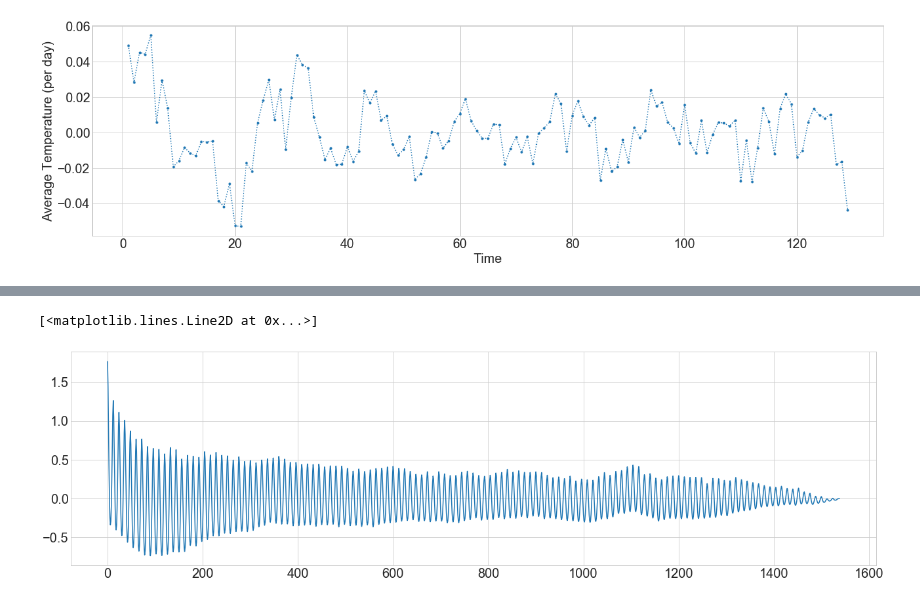
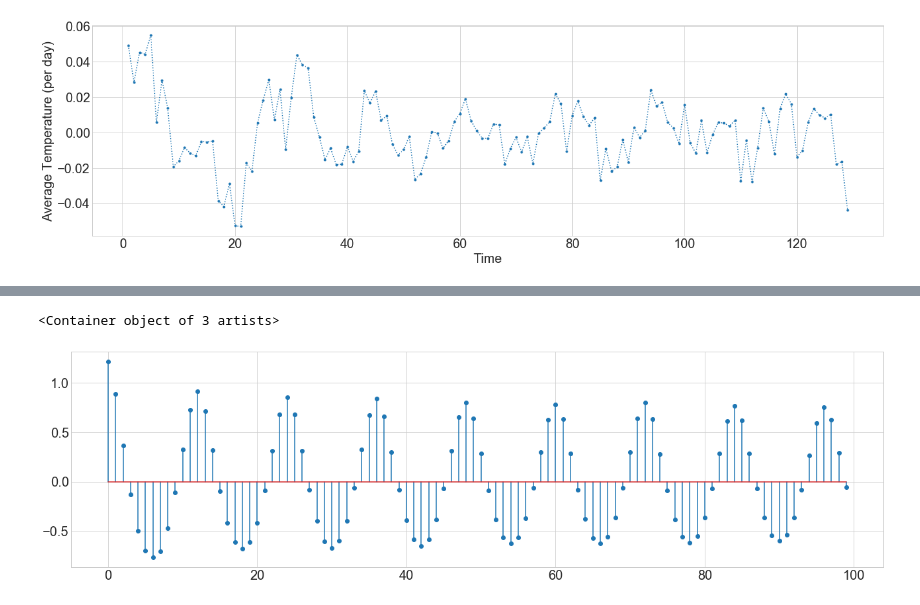
Before and after one commit to palindrome6/modelling_and_simulation, a Jupyter notebook: Signal_analysis.ipynb, the cells around one changed output, grey strips where cells are left out. Drawn from its saved outputs; the diff is of its cells as text; code cells hidden in the pictures.

```diff
--- a/Signal_analysis.ipynb
+++ b/Signal_analysis.ipynb
@@ -69,3 +69,16 @@ def multi_resolution(df, column1, column2, freq):
         norm_df = norm_df.append(df_sub)
 
     return norm_df, mean_temp_list, mean_CO2_list
+# %%
+df_data, mean_temp_week, mean_CO2_week = multi_resolution(df_data, 'Temperature_normalized', \
+                                                        'CO2_normalized', 'W')
+# %%
+df_data.columns = ['Time', 'Temperature', 'CO2', 'Temperature_normalized', 'CO2_normalized', \
+                  'Temperature_piecewise_week', 'CO2_piecewise_week', 'Temperature_shifted_week', 'CO2_shifted_week']
+# %%
+df_data, mean_temp_day, mean_CO2_day = multi_resolution(df_data, 'Temperature_shifted_week', \
+                                                      'CO2_shifted_week', 'D')
+# %%
+df_data.columns = ['Time', 'Temperature', 'CO2', 'Temperature_normalized', 'CO2_normalized', \
+                  'Temperature_piecewise_week', 'CO2_piecewise_week', 'Temperature_shifted_week', 'CO2_shifted_week', \
+                  'Temperature_piecewise_day', 'CO2_piecewise_day', 'Temperature_shifted_day', 'CO2_shifted_day']
@@ -132,5 +170,5 @@ plt.show()
 # %%
-plt.plot(autocorr(mean_temp_2H))
+plt.stem(autocorr(mean_temp_2H)[:100])
 # %% [output]
-[<matplotlib.lines.Line2D at 0x...>]
+<Container object of 3 artists>
-[figure, old version]
+[figure, new version]
```
Also changed, not shown: parts of 39 cells of this notebook.
